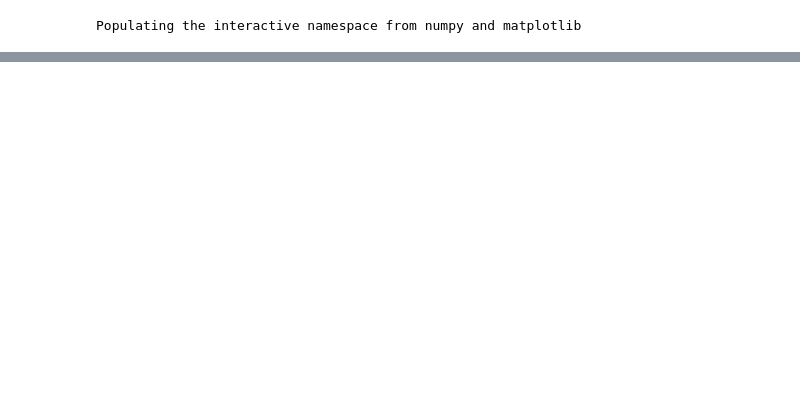
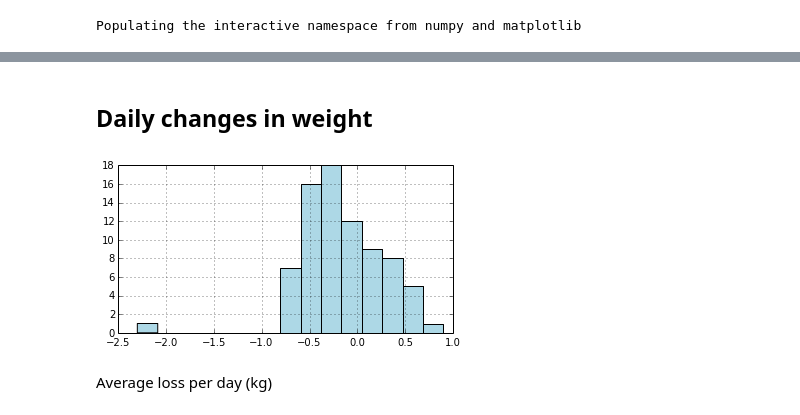
Before and after one commit to stephenbennyhat/me, a Jupyter notebook: Weight.ipynb, the cells around one changed output, grey strips where cells are left out. Saved outputs shown, nothing was run; the diff lists cells and outputs as text; code cells hidden in the pictures; blank space fills up the shorter version.

```diff
--- a/Weight.ipynb
+++ b/Weight.ipynb
@@ -43,0 +107,5 @@ df['Target'] = 104.8 - (2 * 14 / KG_TO_LB) # two stone less than starting weight
+# %%
+initial = df['Kg'][0]
+delta = (2 * 14 / KG_TO_LB)
+target = initial - delta
+print("target weight=%fkg (%s) loss=%fkg" % (target, st_lb_str(target), delta))
@@ -64 +189,13 @@ df
+# %% [markdown]
+## Daily changes in weight
+# %%
+deltakg = df['Kg'] - df['Kg'].shift()
+
+plt.figure()
+deltakg.hist(figsize=(6,3), color='lightblue', bins=15)
+plt.show()
+# %% [output]
+[figure, added]
+# %% [markdown]
+Average loss per day (kg)
 # %%
```
Also changed, not shown: parts of 29 cells of this notebook.
